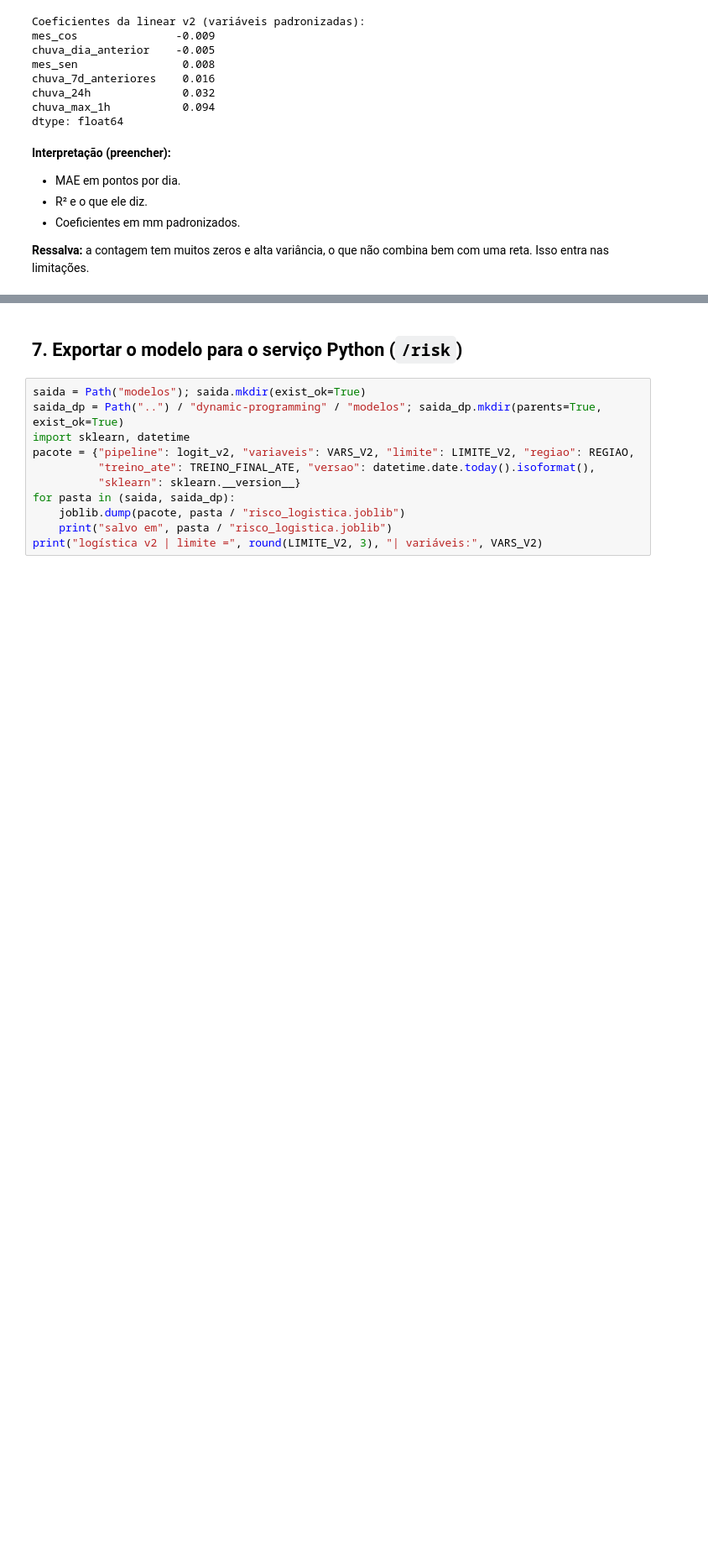
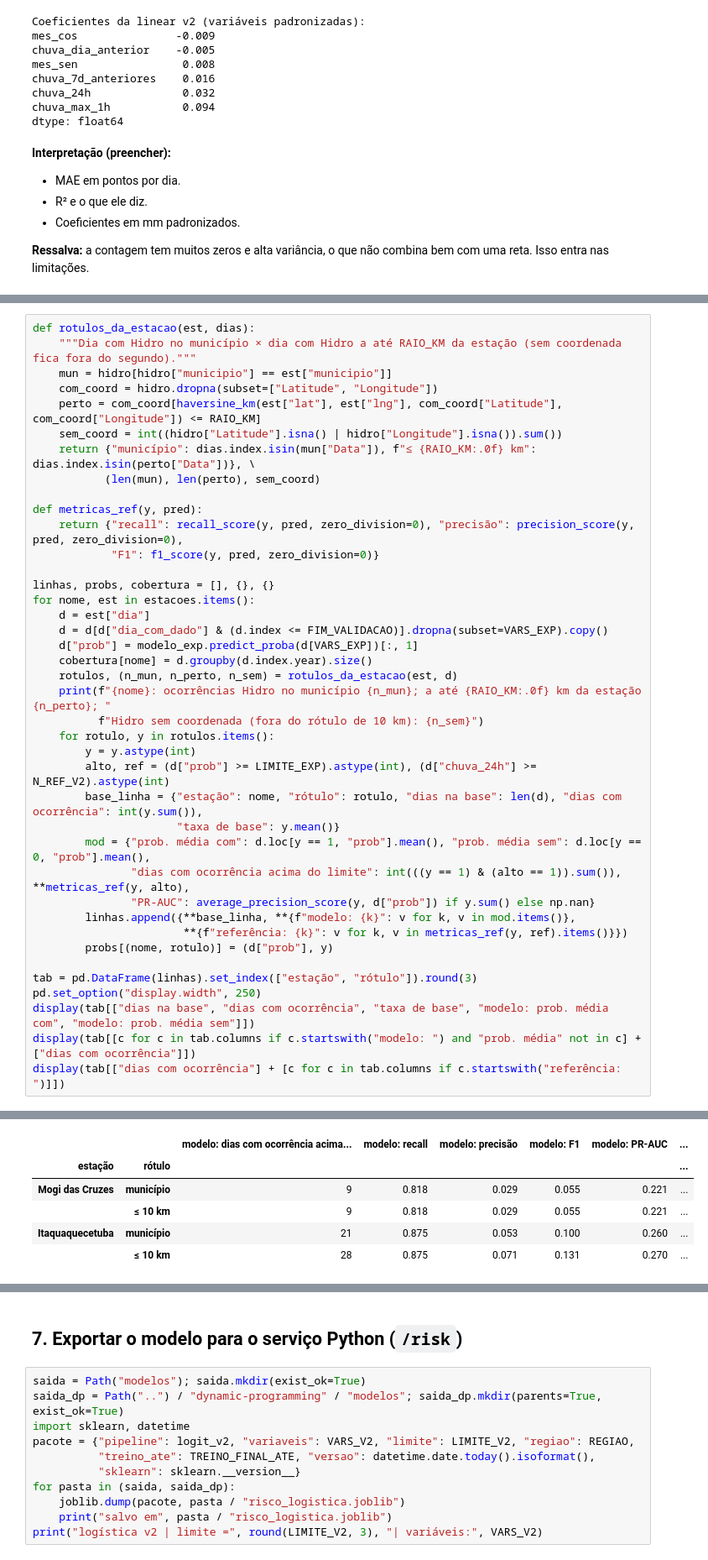
Before and after one commit to Kelwinnn/Global-Solution---Rota-Segura, a Jupyter notebook: data-science/02_modelos.ipynb, the cells around one changed output, grey strips where cells are left out. Shown at 84% size. Saved outputs shown, nothing was run; the diff lists cells and outputs as text; blank space fills up the shorter version.

```diff
--- a/data-science/02_modelos.ipynb
+++ b/data-science/02_modelos.ipynb
@@ -393,0 +443,41 @@ O Alto Tietê não tem rótulo diário. O modelo é aplicado à chuva de uma est
+# %%
+def rotulos_da_estacao(est, dias):
+    """Dia com Hidro no município × dia com Hidro a até RAIO_KM da estação (sem coordenada fica fora do segundo)."""
+    mun = hidro[hidro["municipio"] == est["municipio"]]
+    com_coord = hidro.dropna(subset=["Latitude", "Longitude"])
+    perto = com_coord[haversine_km(est["lat"], est["lng"], com_coord["Latitude"], com_coord["Longitude"]) <= RAIO_KM]
+    sem_coord = int((hidro["Latitude"].isna() | hidro["Longitude"].isna()).sum())
+    return {"município": dias.index.isin(mun["Data"]), f"≤ {RAIO_KM:.0f} km": dias.index.isin(perto["Data"])}, \
+           (len(mun), len(perto), sem_coord)
+
+def metricas_ref(y, pred):
+    return {"recall": recall_score(y, pred, zero_division=0), "precisão": precision_score(y, pred, zero_division=0),
+            "F1": f1_score(y, pred, zero_division=0)}
+
+linhas, probs, cobertura = [], {}, {}
+for nome, est in estacoes.items():
+    d = est["dia"]
+    d = d[d["dia_com_dado"] & (d.index <= FIM_VALIDACAO)].dropna(subset=VARS_EXP).copy()
+    d["prob"] = modelo_exp.predict_proba(d[VARS_EXP])[:, 1]
+    cobertura[nome] = d.groupby(d.index.year).size()
+    rotulos, (n_mun, n_perto, n_sem) = rotulos_da_estacao(est, d)
+    print(f"{nome}: ocorrências Hidro no município {n_mun}; a até {RAIO_KM:.0f} km da estação {n_perto}; "
+          f"Hidro sem coordenada (fora do rótulo de 10 km): {n_sem}")
+    for rotulo, y in rotulos.items():
+        y = y.astype(int)
+        alto, ref = (d["prob"] >= LIMITE_EXP).astype(int), (d["chuva_24h"] >= N_REF_V2).astype(int)
+        base_linha = {"estação": nome, "rótulo": rotulo, "dias na base": len(d), "dias com ocorrência": int(y.sum()),
+                      "taxa de base": y.mean()}
+        mod = {"prob. média com": d.loc[y == 1, "prob"].mean(), "prob. média sem": d.loc[y == 0, "prob"].mean(),
+               "dias com ocorrência acima do limite": int(((y == 1) & (alto == 1)).sum()), **metricas_ref(y, alto),
+               "PR-AUC": average_precision_score(y, d["prob"]) if y.sum() else np.nan}
+        linhas.append({**base_linha, **{f"modelo: {k}": v for k, v in mod.items()},
+                       **{f"referência: {k}": v for k, v in metricas_ref(y, ref).items()}})
+        probs[(nome, rotulo)] = (d["prob"], y)
+
+tab = pd.DataFrame(linhas).set_index(["estação", "rótulo"]).round(3)
+pd.set_option("display.width", 250)
+display(tab[["dias na base", "dias com ocorrência", "taxa de base", "modelo: prob. média com", "modelo: prob. média sem"]])
+display(tab[[c for c in tab.columns if c.startswith("modelo: ") and "prob. média" not in c] + ["dias com ocorrência"]])
+display(tab[["dias com ocorrência"] + [c for c in tab.columns if c.startswith("referência: ")]])
+# %% [output]
@@ -393,0 +492,6 @@ O Alto Tietê não tem rótulo diário. O modelo é aplicado à chuva de uma est
+|  |  | modelo: dias com ocorrência acima... | modelo: recall | modelo: precisão | modelo: F1 | modelo: PR-AUC | ... |
+| estação | rótulo |  |  |  |  |  | ... |
+| Mogi das Cruzes | município | 9 | 0.818 | 0.029 | 0.055 | 0.221 | ... |
+|  | ≤ 10 km | 9 | 0.818 | 0.029 | 0.055 | 0.221 | ... |
+| Itaquaquecetuba | município | 21 | 0.875 | 0.053 | 0.100 | 0.260 | ... |
+|  | ≤ 10 km | 28 | 0.875 | 0.071 | 0.131 | 0.270 | ... |
```
Also changed, not shown: parts of 7 cells of this notebook.
